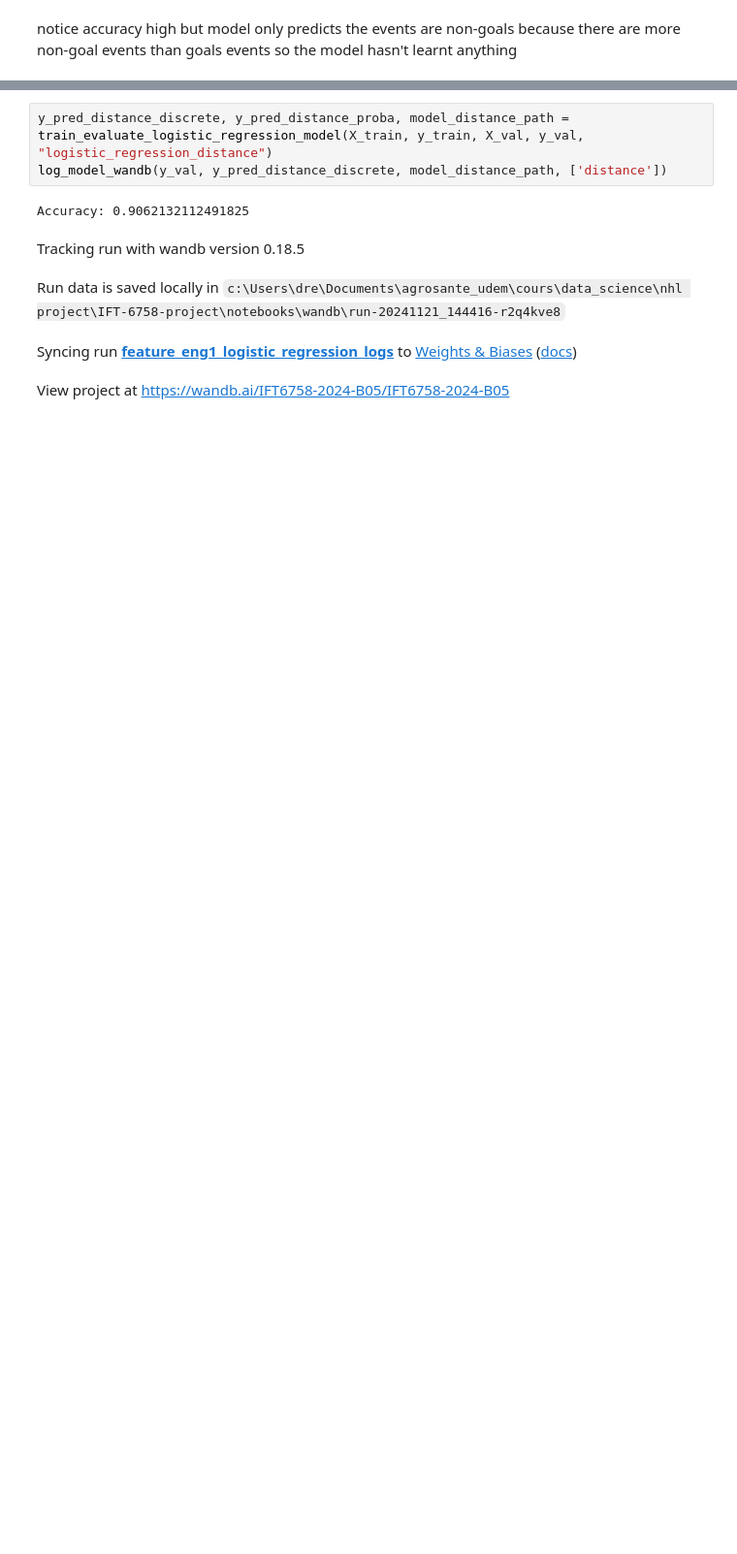
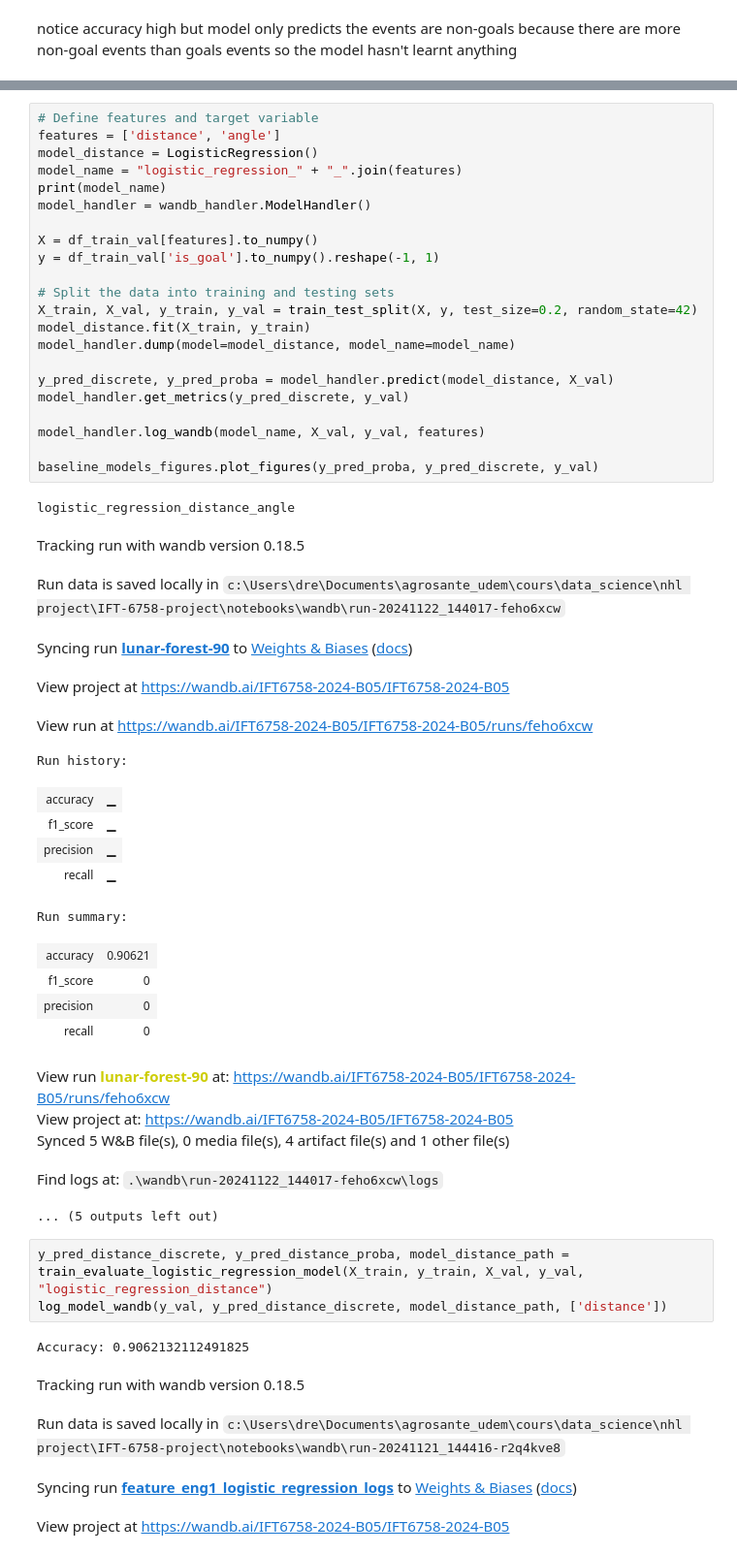
Before and after one commit to WilliamChidiac/NHL-goal-prediction, a Jupyter notebook: notebooks/feature_eng_1_models.ipynb, the cells around one changed output, grey strips where cells are left out. Shown: that part at 97% size. Cells and saved outputs as stored; diff of their text form; blank space fills up the shorter version.

```diff
--- a/notebooks/feature_eng_1_models.ipynb
+++ b/notebooks/feature_eng_1_models.ipynb
@@ -159,4 +169,48 @@ Find logs at: .\wandb\run-20241121_144411-uwifi8ku\logs
 ... (5 outputs left out)
+# %%
+# Define features and target variable
+features = ['distance', 'angle']
+model_distance = LogisticRegression()
+model_name = "logistic_regression_" + "_".join(features)
+print(model_name)
+model_handler = wandb_handler.ModelHandler()
+
+X = df_train_val[features].to_numpy()
+y = df_train_val['is_goal'].to_numpy().reshape(-1, 1)
+
+# Split the data into training and testing sets
+X_train, X_val, y_train, y_val = train_test_split(X, y, test_size=0.2, random_state=42)
+model_distance.fit(X_train, y_train)
+model_handler.dump(model=model_distance, model_name=model_name)
+
+y_pred_discrete, y_pred_proba = model_handler.predict(model_distance, X_val)
+model_handler.get_metrics(y_pred_discrete, y_val)
+
+model_handler.log_wandb(model_name, X_val, y_val, features)
+
+baseline_models_figures.plot_figures(y_pred_proba, y_pred_discrete, y_val)
+# %% [output]
+logistic_regression_distance_angle
+Tracking run with wandb version 0.18.5
+Run data is saved locally in c:\Users\dre\Documents\agrosante_udem\cours\data_science\nhl project\IFT-6758-project\notebooks\wandb\run-20241122_144017-feho6xcw
+Syncing run lunar-forest-90 to Weights & Biases (docs)
+View project at https://wandb.ai/IFT6758-2024-B05/IFT6758-2024-B05
+View run at https://wandb.ai/IFT6758-2024-B05/IFT6758-2024-B05/runs/feho6xcw
+Run history:
+| accuracy | ▁ |
+| f1_score | ▁ |
+| precision | ▁ |
+| recall | ▁ |
+Run summary:
+| accuracy | 0.90621 |
+| f1_score | 0 |
+| precision | 0 |
+| recall | 0 |
+View run lunar-forest-90 at: https://wandb.ai/IFT6758-2024-B05/IFT6758-2024-B05/runs/feho6xcw
+View project at: https://wandb.ai/IFT6758-2024-B05/IFT6758-2024-B05
+Synced 5 W&B file(s), 0 media file(s), 4 artifact file(s) and 1 other file(s)
+Find logs at: .\wandb\run-20241122_144017-feho6xcw\logs
+... (5 outputs left out)
 # %%
 y_pred_distance_discrete, y_pred_distance_proba, model_distance_path = train_evaluate_logistic_regression_model(X_train, y_train, X_val, y_val, "logistic_regression_distance")
 log_model_wandb(y_val, y_pred_distance_discrete, model_distance_path, ['distance'])
```
Also changed, not shown: parts of 12 cells of this notebook, 2 other files.
